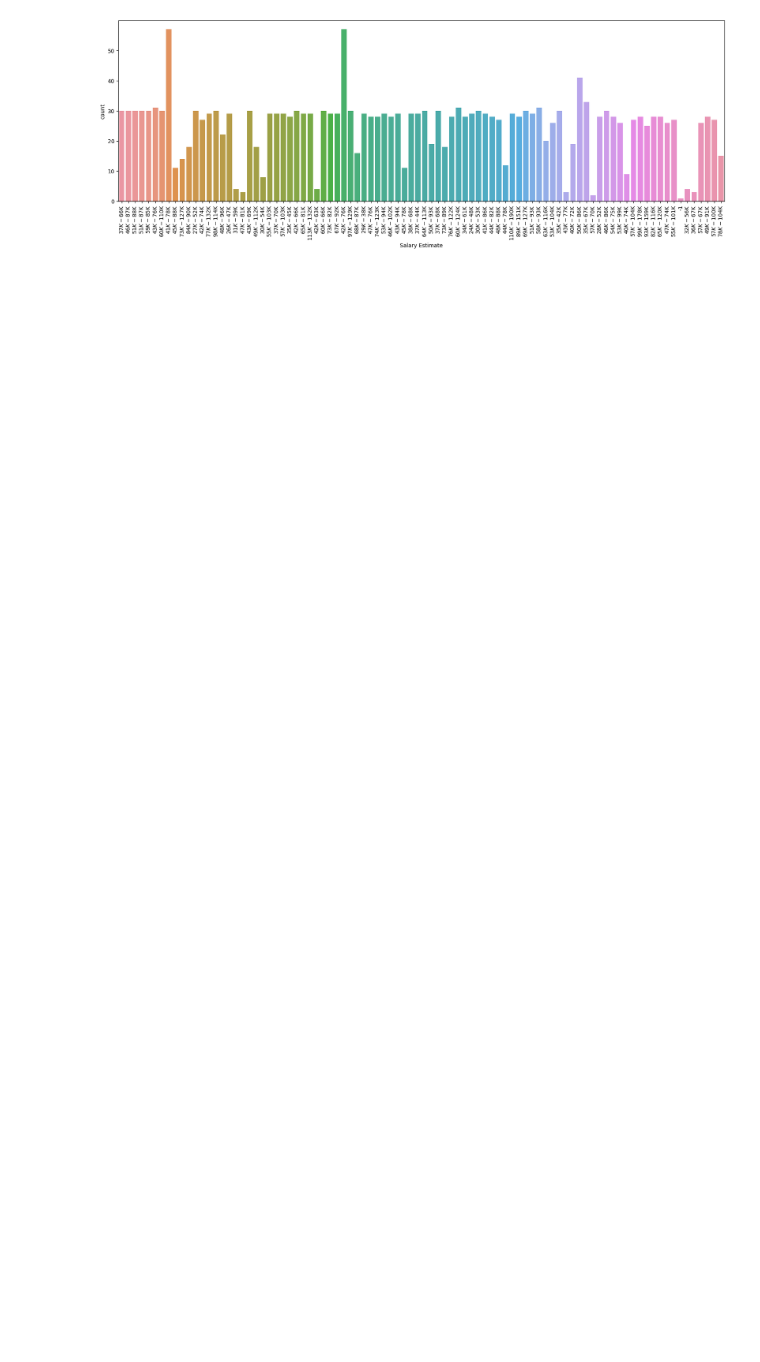
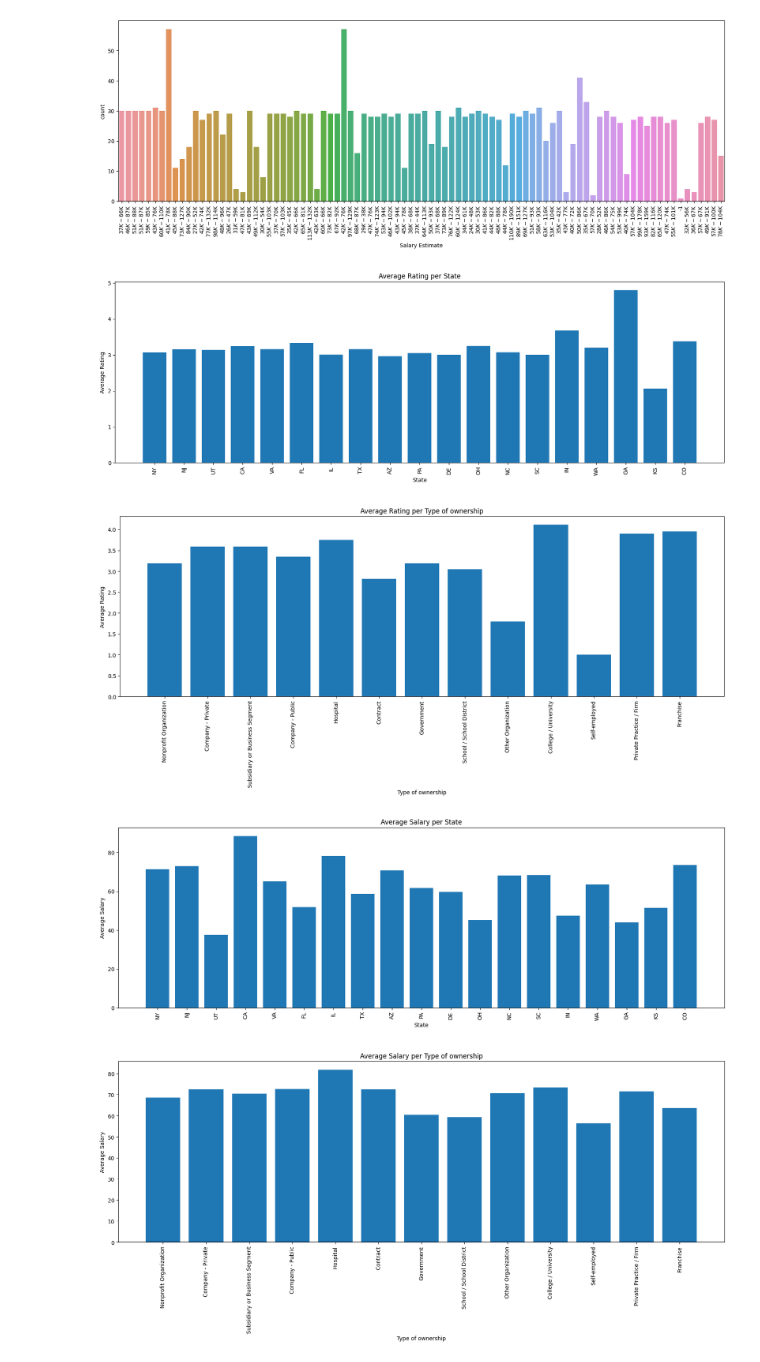
Before and after one commit to damla-jpg/brane-data-analyst-jobs, a Jupyter notebook: data_exploration.ipynb, the cells around one changed output. Drawn from its saved outputs; the diff is of its cells as text; code cells hidden in the pictures; blank space fills up the shorter version.

Commit message:
living index

```diff
--- a/data_exploration.ipynb
+++ b/data_exploration.ipynb
@@ -7,6 +7,7 @@ import matplotlib.pyplot as plt
 import seaborn as sns
 # %%
 df = pd.read_csv('DataAnalyst.csv')
+cli_usa = pd.read_csv("advisorsmith_cost_of_living_index.csv")
 # %%
 # drop the first column
 def data_cleaning(df):
@@ -16,6 +17,7 @@ def data_cleaning(df):
     df["Company Name"] = df["Company Name"].apply(lambda x: x.split('\n')[0])
     df["Size"] = df["Size"].apply(lambda x: x.split('employees')[0])
     df["Size"] = df["Size"].apply(lambda x: x.replace(" to ", "-"))
+    df["Type of ownership"] = df["Type of ownership"].apply(lambda x: "Unknown" if x == "-1" else x)
     return df
 
 df = data_cleaning(df)
@@ -39,0 +48,4 @@ df['State'] = df['Location'].apply(get_state)
+# %%
+# merge with cost of living index by city and state
+df = df.merge(cli_usa, how='left', left_on=['City', 'State'], right_on=['City', 'State'])
+df
@@ -40,16 +66,16 @@ df['State'] = df['Location'].apply(get_state)
 # %%
 def get_salary_range(x):
     if x == '-1':
-        return [-1, -1]
+        return -1
     range_salary = x.split('-')
     n1 = range_salary[0].replace('$', '').replace('K', '').replace(' ', '')
     n2 = range_salary[1].replace('$', '').replace('K', '').replace(' ', '')
 
-    range_salary = range(int(n1), int(n2))
-
-    # divide the ranges into 5 groups
-
-
+    # create array of numbers between n1 and n2
+    range_salary = np.arange(int(n1), int(n2)+1, 1)
+    # get median
+    range_salary = np.median(range_salary)
     return range_salary
 
-[get_salary_range(x) for x in df['Salary Estimate']]
+# add a new column with the median salary
+df['Salary'] = df['Salary Estimate'].apply(get_salary_range)
@@ -82,3 +121,31 @@ def plot_count(df, col):
 plot_count(df, "Salary Estimate")
 # %% [output]
 [figure]
+# %%
+# get the average rating for each state
+def get_avg_rating(df, col, col2):
+    avg_rating = {}
+    for i in df[col].unique():
+        if i != "Not Available" and i != "Unknown":
+            avg_rating[i] = df[df[col] == i][col2].mean()
+
+    plt.figure(figsize=(20, 6))
+    plt.bar(avg_rating.keys(), avg_rating.values())
+    plt.title("Average " + col2 + " per " + col + "")
+    plt.xlabel(col)
+    plt.xticks(rotation=90)
+    plt.ylabel("Average " + col2)
+    plt.show()
+    return avg_rating
+
+avg_rating_per_state = get_avg_rating(df, "State", "Rating")
+avg_rating_ownership = get_avg_rating(df, "Type of ownership", "Rating")
+
+# get the average salary for each state
+avg_salary_per_state = get_avg_rating(df, "State", "Salary")
+avg_salary_per_ownership = get_avg_rating(df, "Type of ownership", "Salary")
+# %% [output]
+[figure, added]
+[figure, added]
+[figure, added]
+[figure, added]
```
Also changed, not shown: parts of 7 cells of this notebook, 2 other files.
